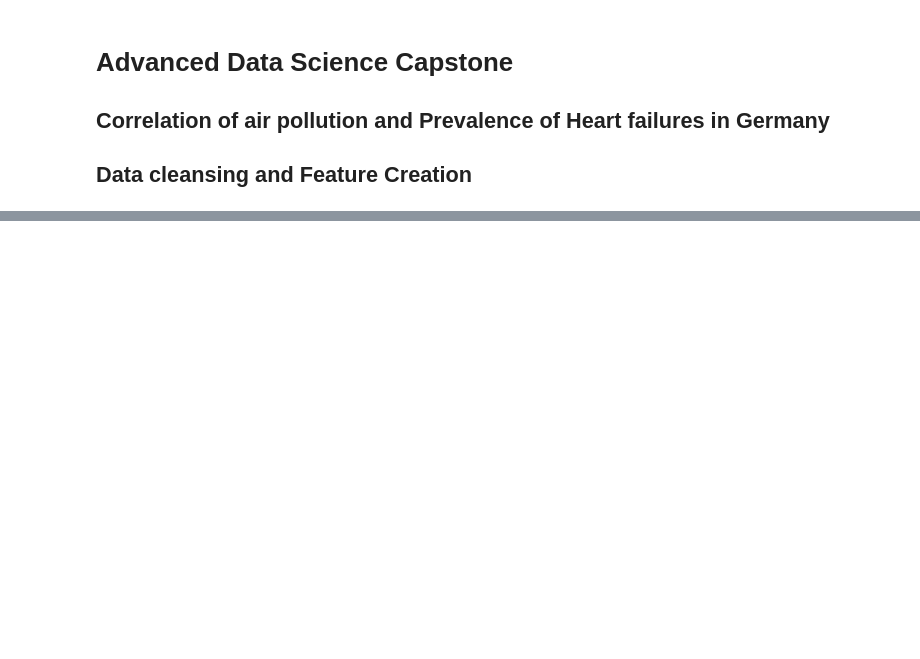
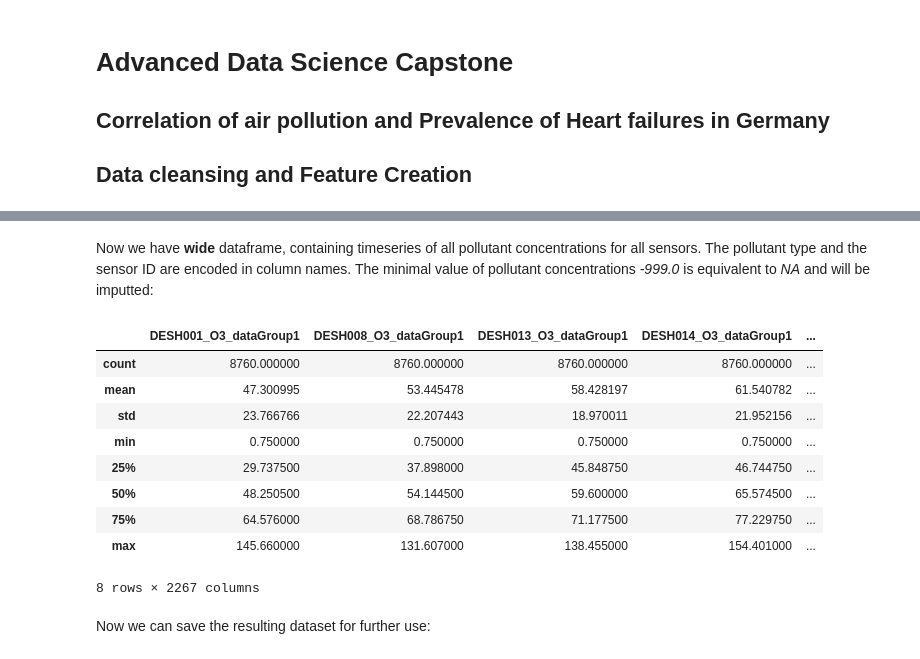
Before and after one commit to EvgenyGorelov/IBM_Coursera_Capstone, a Jupyter notebook: Capstone.etl.pandas.1.0.ipynb, the cells around one changed output, grey strips where cells are left out. Drawn from its saved outputs; the diff is of its cells as text; code cells hidden in the pictures; blank space fills up the shorter version.

```diff
--- a/Capstone.etl.pandas.1.0.ipynb
+++ b/Capstone.etl.pandas.1.0.ipynb
@@ -49,0 +127,22 @@ The easiest way is to stick on county-based data, attribyte all air pollution se
+# %% [markdown]
+Now we have **wide** dataframe, containing timeseries of all pollutant concentrations for all sensors. The pollutant type and the sensor ID are encoded in column names. The minimal value of pollutant concentrations *-999.0* is equivalent to *NA* and will be imputted:
+# %%
+dffAll[dffAll == -999.0] = np.NaN
+dffAll.interpolate(method='linear', inplace=True, axis=0)
+dffAll['observation_period']=pd.to_datetime(dffAll['observation_period'])
+dffAll['observation_period']=dffAll['observation_period'].dt.to_period('H')
+dffAll.describe()
+#dffAll['observation_period'][0].end_time
+# %% [output]
+|  | DESH001_O3_dataGroup1 | DESH008_O3_dataGroup1 | DESH013_O3_dataGroup1 | DESH014_O3_dataGroup1 | ... |
+| count | 8760.000000 | 8760.000000 | 8760.000000 | 8760.000000 | ... |
+| mean | 47.300995 | 53.445478 | 58.428197 | 61.540782 | ... |
+| std | 23.766766 | 22.207443 | 18.970011 | 21.952156 | ... |
+| min | 0.750000 | 0.750000 | 0.750000 | 0.750000 | ... |
+| 25% | 29.737500 | 37.898000 | 45.848750 | 46.744750 | ... |
+| 50% | 48.250500 | 54.144500 | 59.600000 | 65.574500 | ... |
+| 75% | 64.576000 | 68.786750 | 71.177500 | 77.229750 | ... |
+| max | 145.660000 | 131.607000 | 138.455000 | 154.401000 | ... |
+8 rows × 2267 columns
+# %% [markdown]
+Now we can save the resulting dataset for further use:
```
Also changed, not shown: parts of 21 cells of this notebook.
